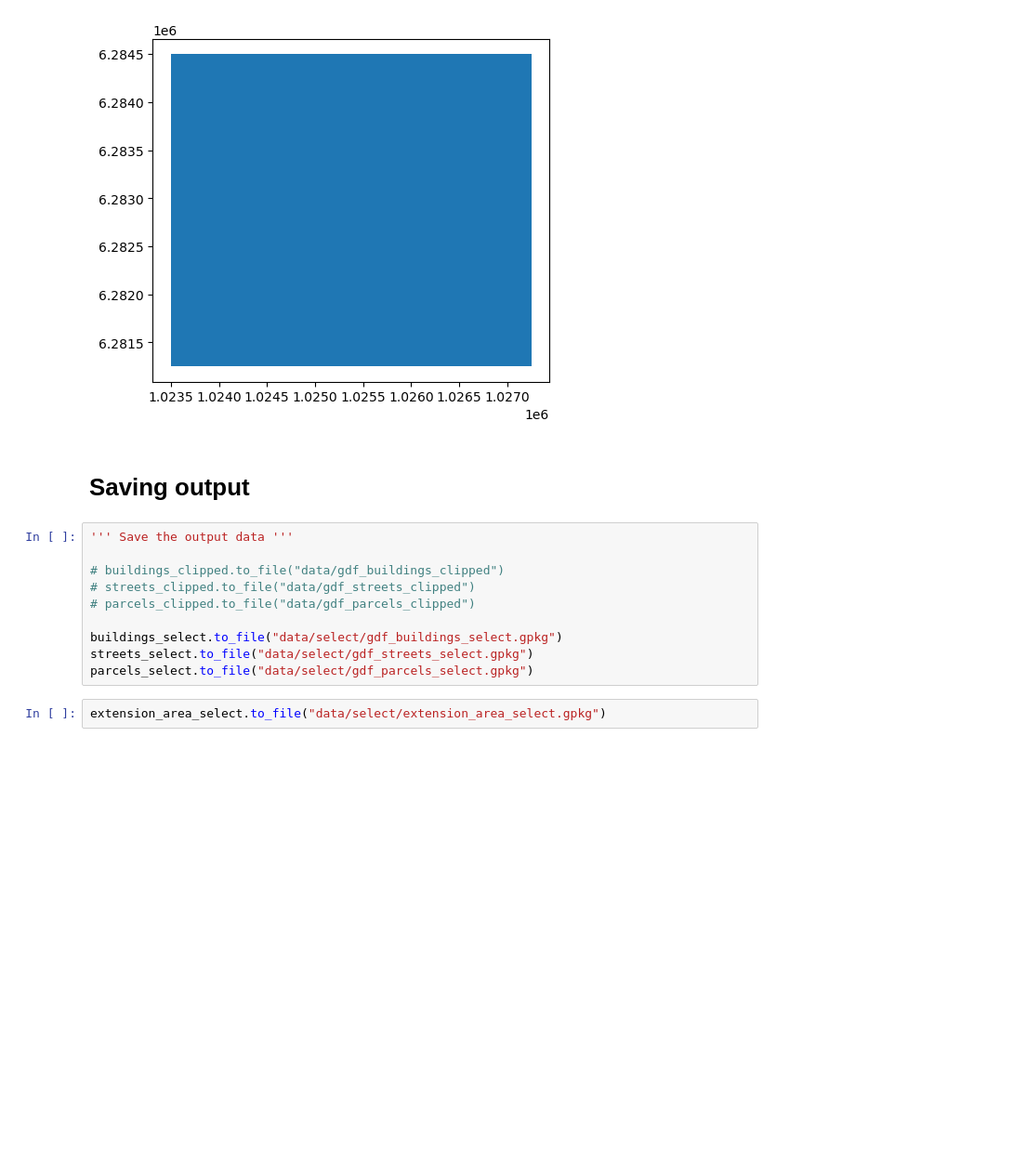
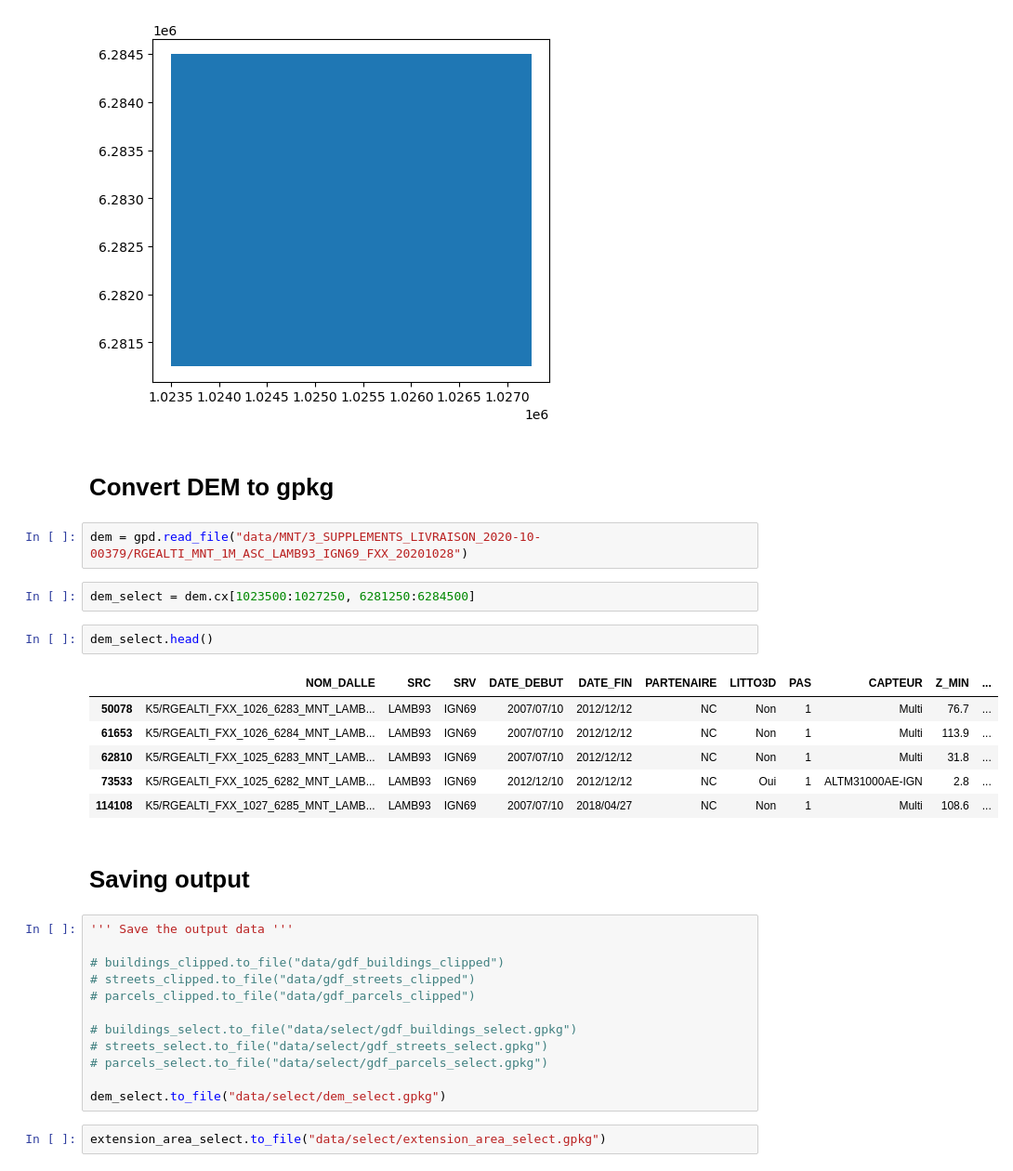
Before and after one commit to uscuni/streetscape, a Jupyter notebook: data_preprocessing.ipynb, the cells around one changed output. Shown at 93% size. Cells and saved outputs as stored; diff of their text form; blank space fills up the shorter version.

```diff
--- a/data_preprocessing.ipynb
+++ b/data_preprocessing.ipynb
@@ -98,6 +98,21 @@ extension_area_select.plot()
 # %% [output]
 <Axes: >
 [figure]
+# %% [markdown]
+# Convert DEM to gpkg
+# %%
+dem = gpd.read_file("data/MNT/3_SUPPLEMENTS_LIVRAISON_2020-10-00379/RGEALTI_MNT_1M_ASC_LAMB93_IGN69_FXX_20201028")
+# %%
+dem_select = dem.cx[1023500:1027250, 6281250:6284500]
+# %%
+dem_select.head()
+# %% [output]
+|  | NOM_DALLE | SRC | SRV | DATE_DEBUT | DATE_FIN | PARTENAIRE | LITTO3D | PAS | CAPTEUR | Z_MIN | ... |
+| 50078 | K5/RGEALTI_FXX_1026_6283_MNT_LAMB... | LAMB93 | IGN69 | 2007/07/10 | 2012/12/12 | NC | Non | 1 | Multi | 76.7 | ... |
+| 61653 | K5/RGEALTI_FXX_1026_6284_MNT_LAMB... | LAMB93 | IGN69 | 2007/07/10 | 2012/12/12 | NC | Non | 1 | Multi | 113.9 | ... |
+| 62810 | K5/RGEALTI_FXX_1025_6283_MNT_LAMB... | LAMB93 | IGN69 | 2007/07/10 | 2012/12/12 | NC | Non | 1 | Multi | 31.8 | ... |
+| 73533 | K5/RGEALTI_FXX_1025_6282_MNT_LAMB... | LAMB93 | IGN69 | 2012/12/10 | 2012/12/12 | NC | Oui | 1 | ALTM31000AE-IGN | 2.8 | ... |
+| 114108 | K5/RGEALTI_FXX_1027_6285_MNT_LAMB... | LAMB93 | IGN69 | 2007/07/10 | 2018/04/27 | NC | Non | 1 | Multi | 108.6 | ... |
 # %% [markdown]
 # Saving output
 # %%
@@ -107,8 +122,10 @@ extension_area_select.plot()
 # streets_clipped.to_file("data/gdf_streets_clipped")
 # parcels_clipped.to_file("data/gdf_parcels_clipped")
 
-buildings_select.to_file("data/select/gdf_buildings_select.gpkg")
-streets_select.to_file("data/select/gdf_streets_select.gpkg")
-parcels_select.to_file("data/select/gdf_parcels_select.gpkg")
+# buildings_select.to_file("data/select/gdf_buildings_select.gpkg")
+# streets_select.to_file("data/select/gdf_streets_select.gpkg")
+# parcels_select.to_file("data/select/gdf_parcels_select.gpkg")
+
+dem_select.to_file("data/select/dem_select.gpkg")
 # %%
 extension_area_select.to_file("data/select/extension_area_select.gpkg")
```
